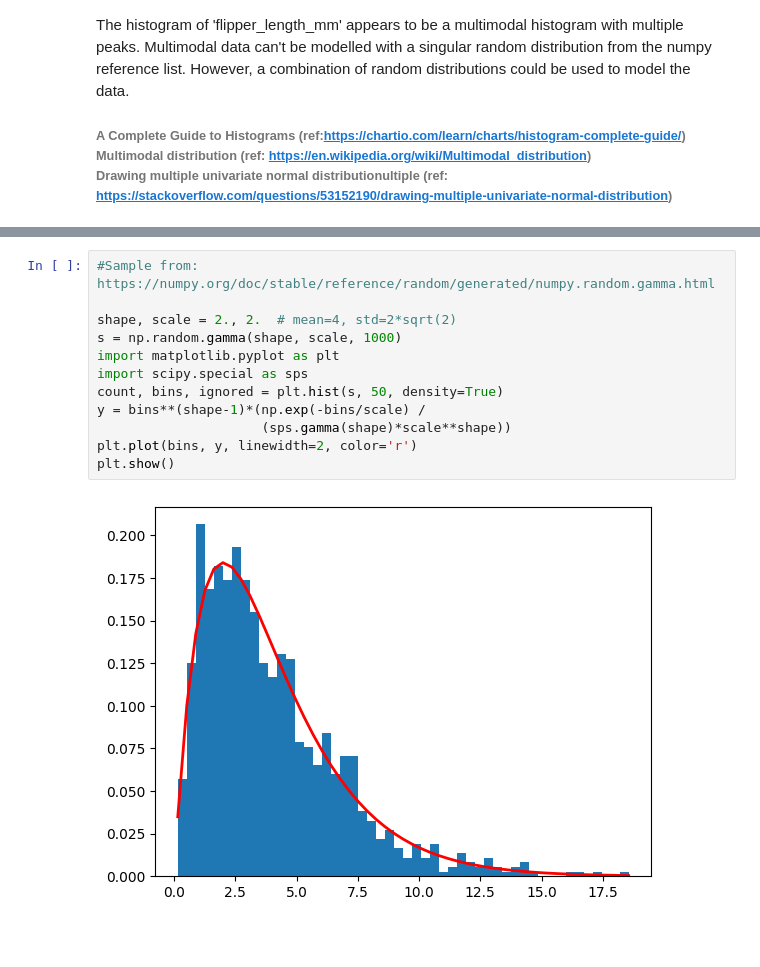
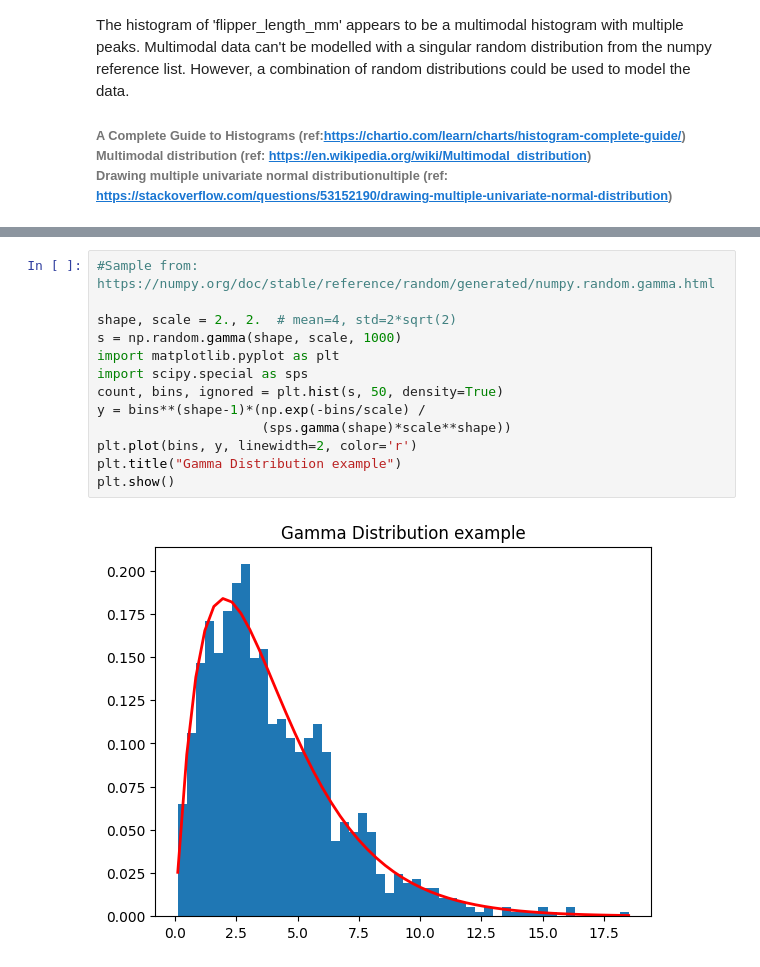
Before and after one commit to noyo0/Fundamentals_DataAnalysis, a Jupyter notebook: tasks.ipynb, the cells around one changed output, grey strips where cells are left out. Cells and saved outputs as stored; diff of their text form; blank space fills up the shorter version.

```diff
--- a/tasks.ipynb
+++ b/tasks.ipynb
@@ -658,15 +686,16 @@ The Gamma distribution is a two-parameter family of continuous probability distr
 # %%
 #Sample from: https://numpy.org/doc/stable/reference/random/generated/numpy.random.gamma.html
 
 shape, scale = 2., 2.  # mean=4, std=2*sqrt(2)
 s = np.random.gamma(shape, scale, 1000)
 import matplotlib.pyplot as plt
 import scipy.special as sps
 count, bins, ignored = plt.hist(s, 50, density=True)
 y = bins**(shape-1)*(np.exp(-bins/scale) /
                      (sps.gamma(shape)*scale**shape))
 plt.plot(bins, y, linewidth=2, color='r')
+plt.title("Gamma Distribution example")
 plt.show()
 # %% [output]
-[figure, old version]
+[figure, new version]
 # %%
```
Also changed, not shown: parts of 18 cells of this notebook, 9 other files.
